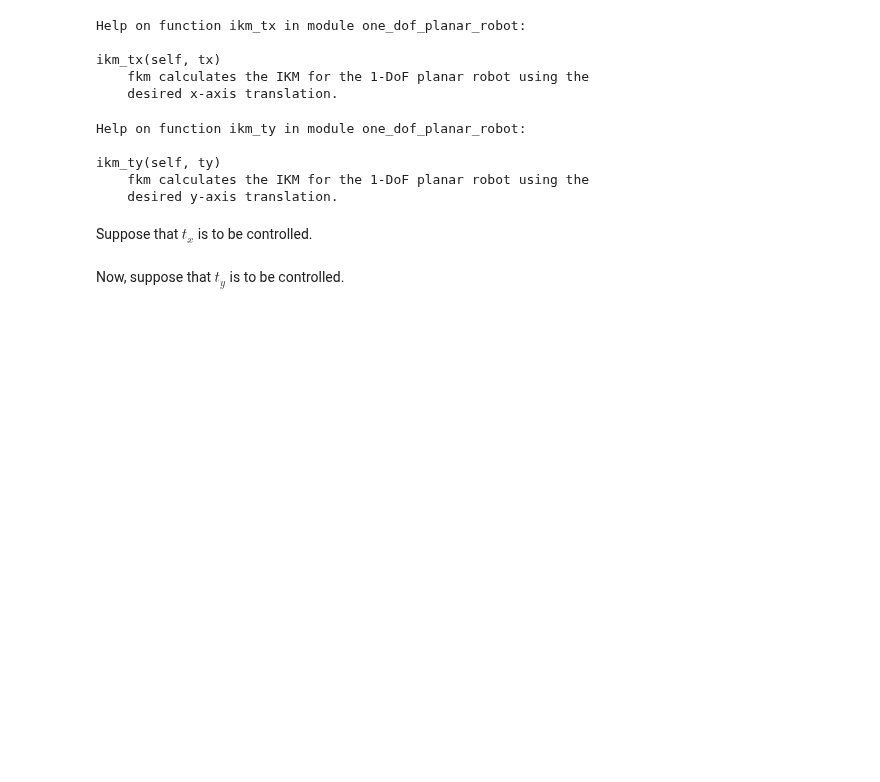
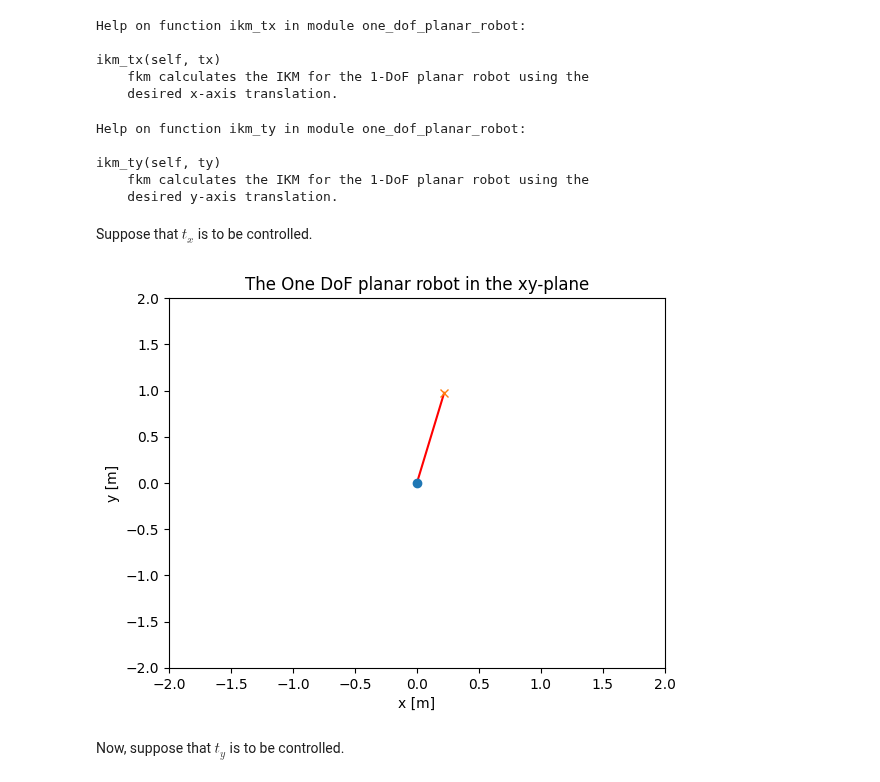
Before and after one commit to MarinhoLab/OpenExecutableBooksRobotics, a Jupyter notebook: dqrobotics/lesson5/lesson_dq5_robot_control_basics_part1.ipynb, the cells around one changed output. Drawn from its saved outputs; the diff is of its cells as text; code cells hidden in the pictures; blank space fills up the shorter version.

```diff
--- a/dqrobotics/lesson5/lesson_dq5_robot_control_basics_part1.ipynb
+++ b/dqrobotics/lesson5/lesson_dq5_robot_control_basics_part1.ipynb
@@ -231,18 +248,20 @@ Suppose that $t_x$ is to be controlled.
 # %%
 # Length
 l1 = 1
 
 # Create robot
 one_dof_planar_robot = OneDofPlanarRobot(l1)
 
 # Choose tx freely
 tx =0.22
 
 # Get the fkm, based on theta
 theta1 = one_dof_planar_robot.ikm_tx(tx)
 
 # Plot the robot in the xy-plane
-#one_dof_planar_robot.plot(theta1)
+one_dof_planar_robot.plot(theta1)
+# %% [output]
+[figure, added]
 # %% [markdown]
 
 Now, suppose that $t_y$ is to be controlled.
```
Also changed, not shown: parts of 13 cells of this notebook, 1 other file.
